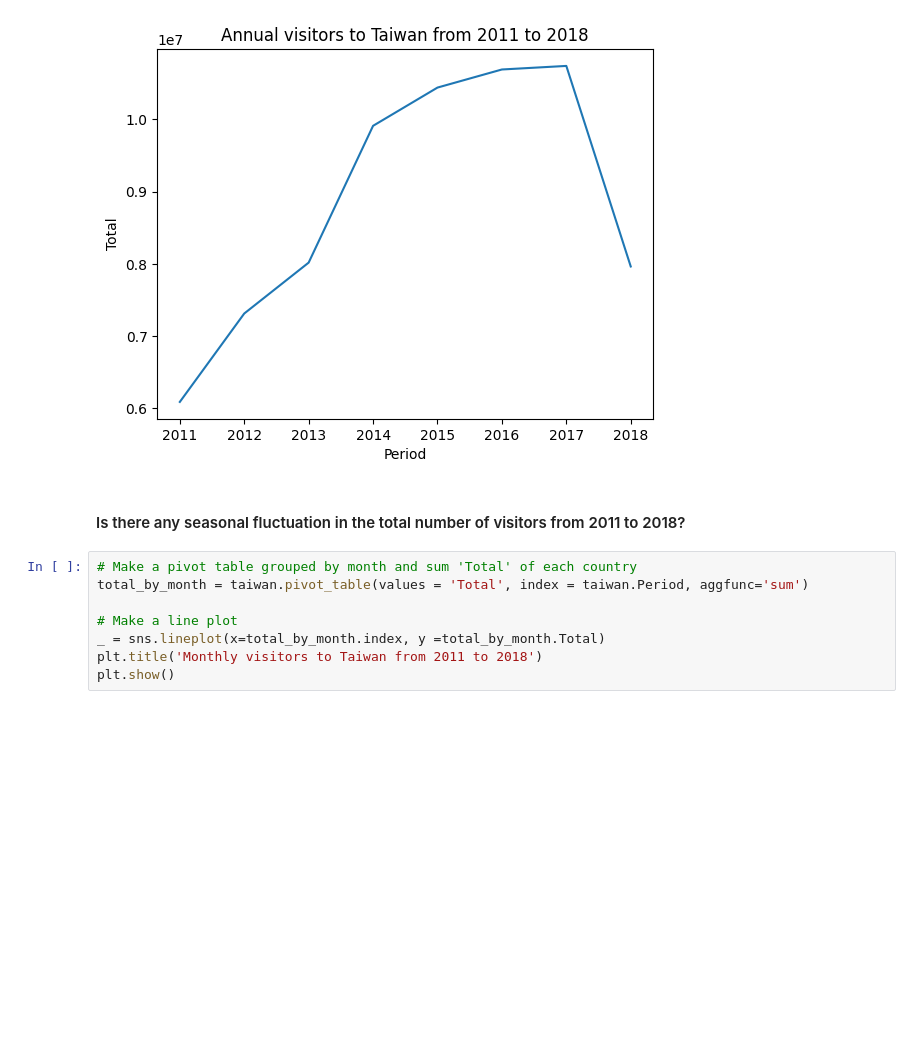
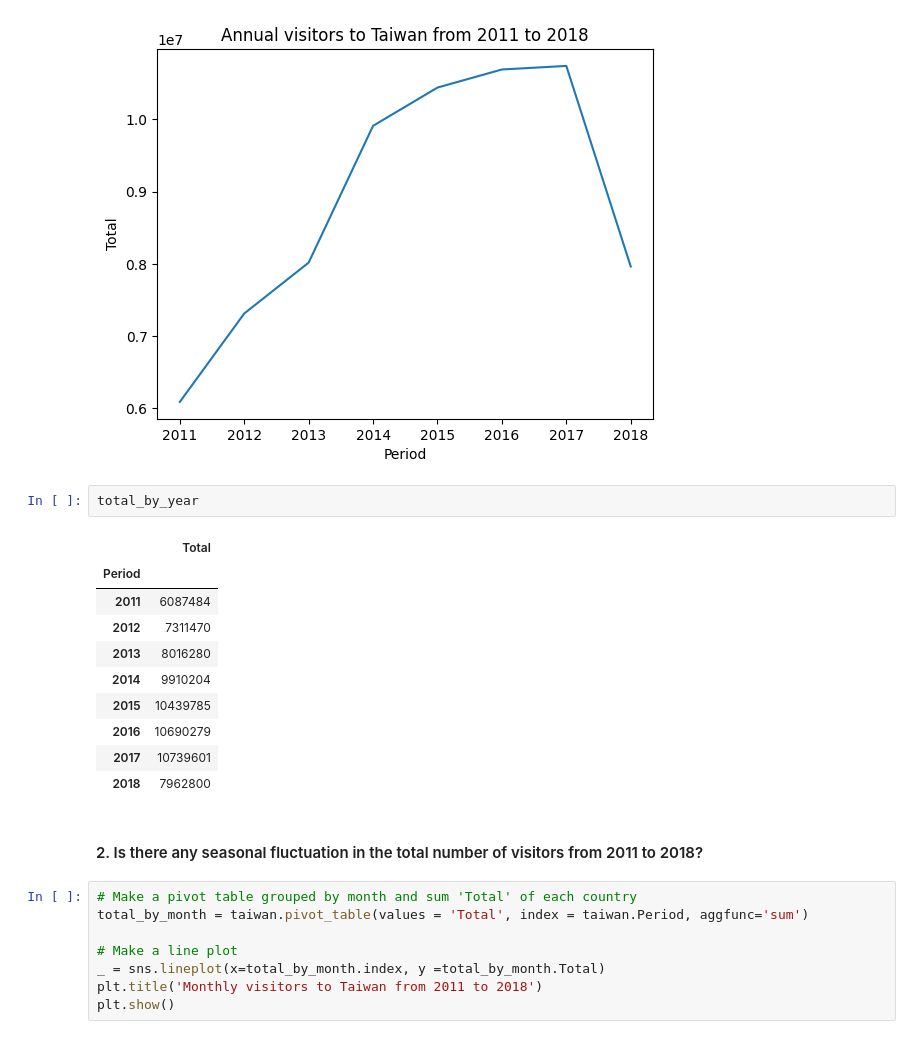
Before and after one commit to xonic64/dsc, a Jupyter notebook: Unit 20 - Data Storytelling/20.3.2 Craft a Story from a Dataset/20.3.2 - Visitors to Taiwan By Purpose.ipynb, the cells around one changed output. Drawn from its saved outputs; the diff is of its cells as text; blank space fills up the shorter version.

```diff
--- a/Unit 20 - Data Storytelling/20.3.2 Craft a Story from a Dataset/20.3.2 - Visitors to Taiwan By Purpose.ipynb
+++ b/Unit 20 - Data Storytelling/20.3.2 Craft a Story from a Dataset/20.3.2 - Visitors to Taiwan By Purpose.ipynb
@@ -111,8 +114,21 @@ plt.title('Annual visitors to Taiwan from 2011 to 2018')
 plt.show()
 # %% [output]
 [figure]
+# %%
+total_by_year
+# %% [output]
+|  | Total |
+| Period |  |
+| 2011 | 6087484 |
+| 2012 | 7311470 |
+| 2013 | 8016280 |
+| 2014 | 9910204 |
+| 2015 | 10439785 |
+| 2016 | 10690279 |
+| 2017 | 10739601 |
+| 2018 | 7962800 |
 # %% [markdown]
-#### Is there any seasonal fluctuation in the total number of visitors from 2011 to 2018?
+#### 2. Is there any seasonal fluctuation in the total number of visitors from 2011 to 2018?
 # %%
 # Make a pivot table grouped by month and sum 'Total' of each country
 total_by_month = taiwan.pivot_table(values = 'Total', index = taiwan.Period, aggfunc='sum')
```
Also changed, not shown: parts of 6 cells of this notebook.
